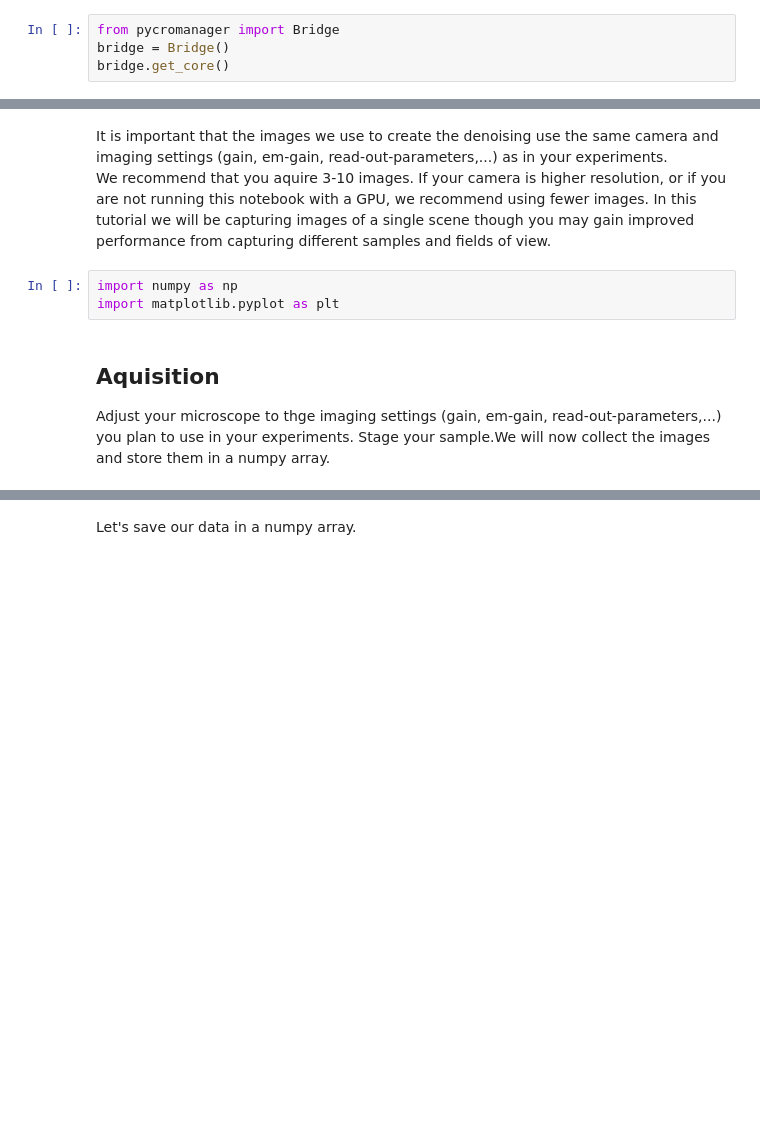
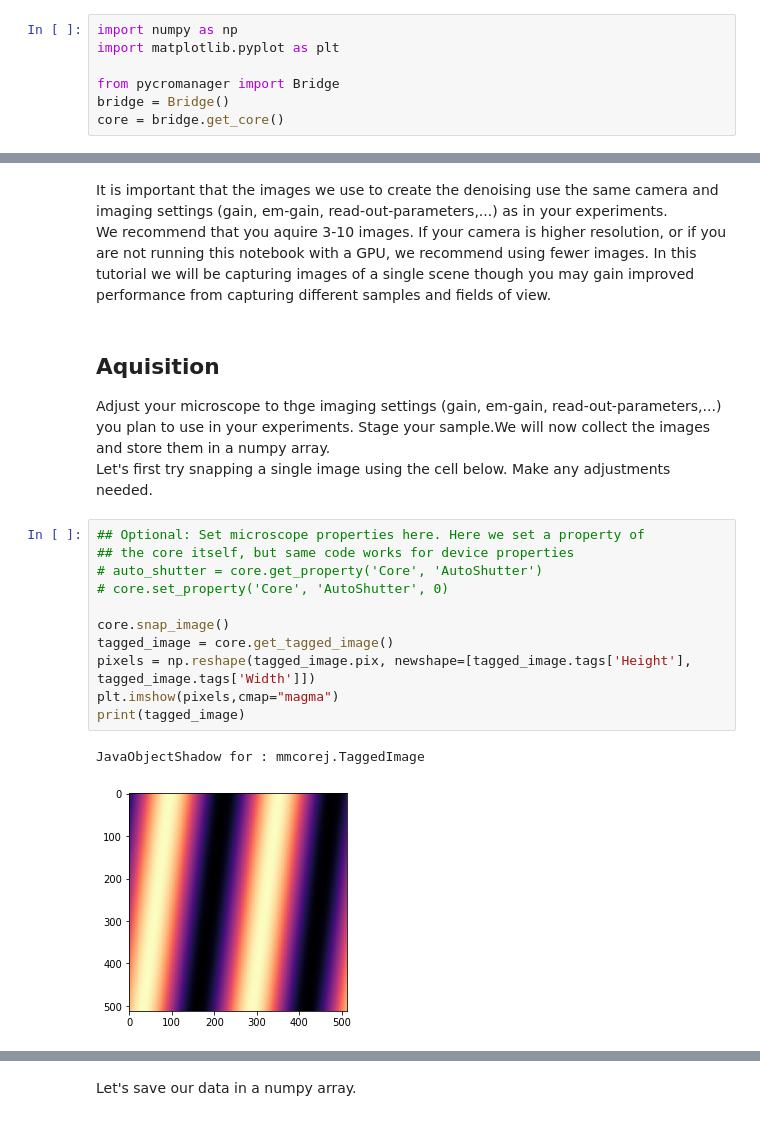
Before and after one commit to micro-manager/pycro-manager, a Jupyter notebook: docs/source/pycro_manager_denoising_demo_n2v.ipynb, the cells around one changed output, grey strips where cells are left out. Cells and saved outputs as stored; diff of their text form; blank space fills up the shorter version.

````diff
--- a/docs/source/pycro_manager_denoising_demo_n2v.ipynb
+++ b/docs/source/pycro_manager_denoising_demo_n2v.ipynb
@@ -40,9 +45,12 @@ In the top right of this notebook click "Connect" then "Connect to local runtime
 
 First verify you have a working installation of [Pycro-Manager](https://pycro-manager.readthedocs.io/en/latest/setup.html). Open Micro-Manager, select tools-options, and check the box that says Run server on port 4827 (you only need to do this once). Run:
 # %%
+import numpy as np
+import matplotlib.pyplot as plt
+
 from pycromanager import Bridge
 bridge = Bridge()
-bridge.get_core()
+core = bridge.get_core()
 # %% [markdown]
 The output should look something like:
 ```
@@ -51,13 +59,25 @@ Out[1]: JavaObjectShadow for : mmcorej.CMMCore
 # %% [markdown]
 It is important that the images we use to create the denoising use the same camera and imaging settings (gain, em-gain, read-out-parameters,...) as in your experiments.
 We recommend that you aquire 3-10 images. If your camera is higher resolution, or if you are not running this notebook with a GPU, we recommend using fewer images. In this tutorial we will be capturing images of a single scene though you may gain improved performance from capturing different samples and fields of view.
-# %%
-import numpy as np
-import matplotlib.pyplot as plt
 # %% [markdown]
 ## Aquisition
 
 Adjust your microscope to thge imaging settings (gain, em-gain, read-out-parameters,...) you plan to use in your experiments. Stage your sample.We will now collect the images and store them in a numpy array.
+Let's first try snapping a single image using the cell below. Make any adjustments needed.
+# %%
+## Optional: Set microscope properties here. Here we set a property of
+## the core itself, but same code works for device properties
+# auto_shutter = core.get_property('Core', 'AutoShutter')
+# core.set_property('Core', 'AutoShutter', 0)
+
+core.snap_image()
+tagged_image = core.get_tagged_image()
+pixels = np.reshape(tagged_image.pix, newshape=[tagged_image.tags['Height'], tagged_image.tags['Width']])
+plt.imshow(pixels,cmap="magma")
+print(tagged_image)
+# %% [output]
+JavaObjectShadow for : mmcorej.TaggedImage
+[figure, added]
 # %%
 quantity = 6 # Adjust to number of images you would like to collect
 dataRaw = []
````
Also changed, not shown: parts of 13 cells of this notebook.
